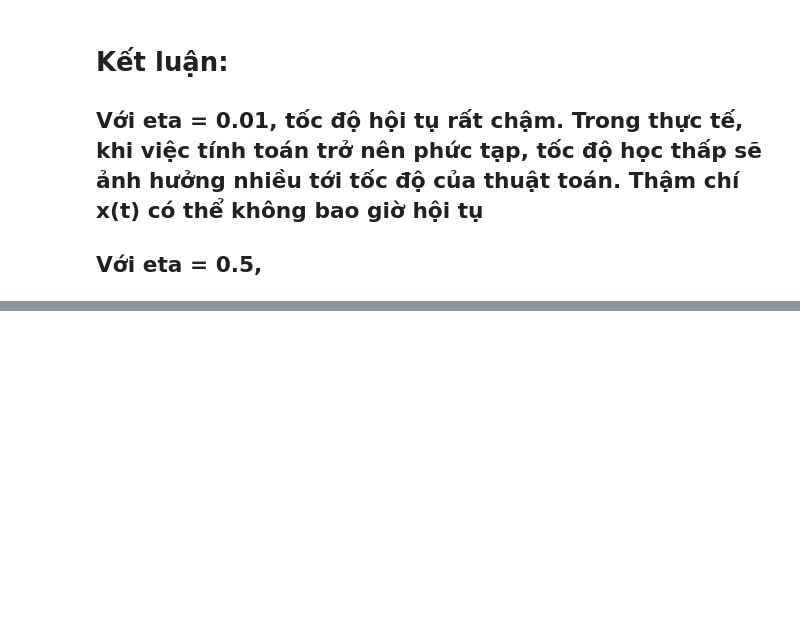
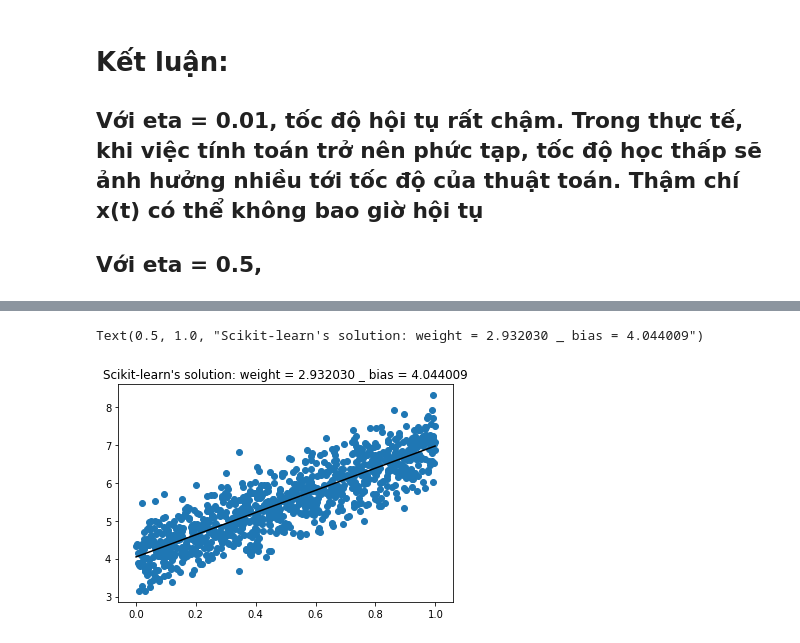
Before and after one commit to trungtv4597/Neural_Network_with_Keras, a Jupyter notebook: theories_concepts/Gradient_descent.ipynb, the cells around one changed output, grey strips where cells are left out. Drawn from its saved outputs; the diff is of its cells as text; code cells hidden in the pictures; blank space fills up the shorter version.

```diff
--- a/theories_concepts/Gradient_descent.ipynb
+++ b/theories_concepts/Gradient_descent.ipynb
@@ -137,0 +194,17 @@ plt.xticks([-5, 0, 5])
+# %%
+from sklearn.linear_model import LinearRegression
+model = LinearRegression()
+model.fit(X.reshape(-1, 1), y.reshape(-1, 1))
+w, b = model.coef_[0][0], model.intercept_[0]
+# %%
+x_min = (X.min())
+x_max = (X.max())
+y_min = w* x_min + b
+y_max = w* x_max + b
+
+plt.scatter(X, y)
+plt.plot((x_min, x_max), (y_min, y_max), color='black')
+plt.title("Scikit-learn's solution: weight = %f _ bias = %f" %(w, b))
+# %% [output]
+Text(0.5, 1.0, "Scikit-learn's solution: weight = 2.932030 _ bias = 4.044009")
+[figure, added]
```
Also changed, not shown: parts of 18 cells of this notebook.
